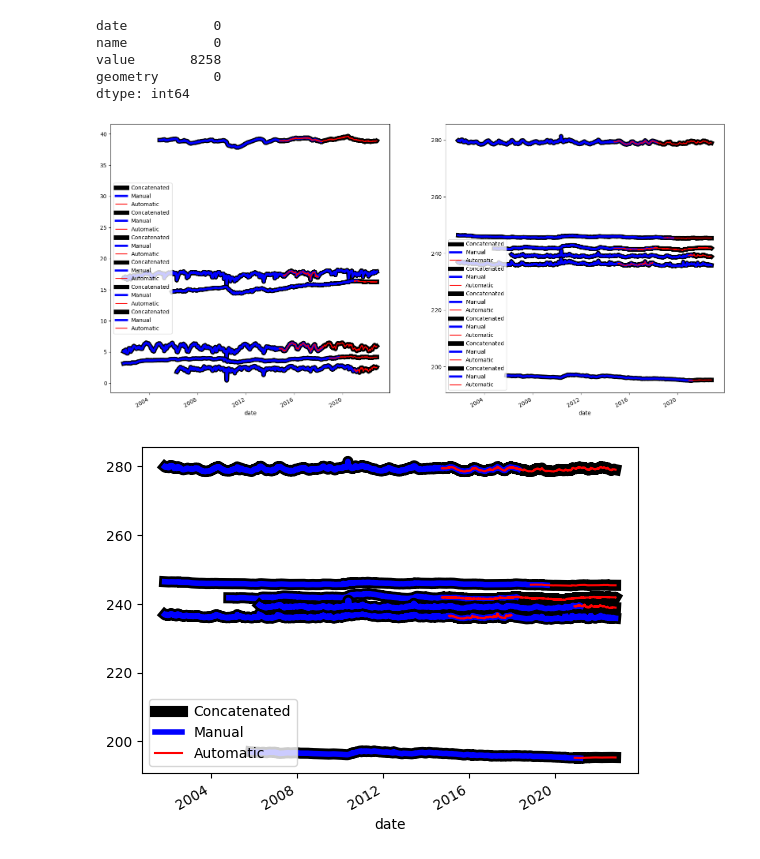
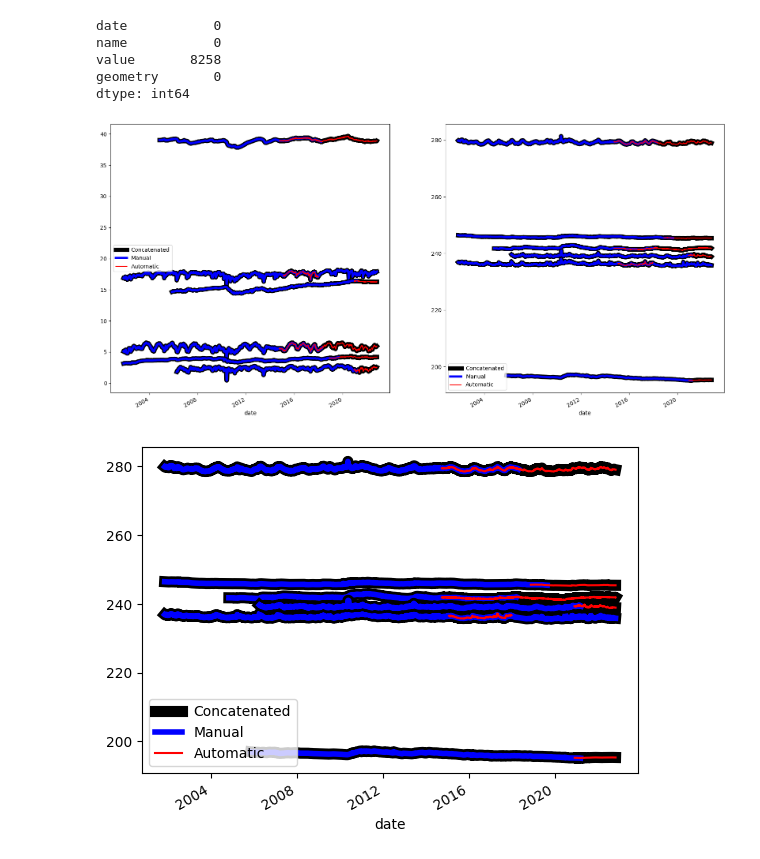
Before and after one commit to radekszostak/grace-pl, a Jupyter notebook: prepare_measurements.ipynb, the cells around one changed output. Cells and saved outputs as stored; diff of their text form; code cells hidden in the pictures.

Commit message:
prepare plots

```diff
--- a/prepare_measurements.ipynb
+++ b/prepare_measurements.ipynb
@@ -337,25 +337,30 @@ gdf.drop_duplicates(subset=['date', 'name'], keep='first', inplace=True)
 # %%
 #auto stations are continuation of manual stations
 plt.rcParams["figure.figsize"] = (20,10)
 fig, axs = plt.subplots(1, 2)
 ax = axs[0]
 for name in gdf_auto['name'].unique():
     gdf[gdf['name'] == name].plot(kind='line',x='date',y='value',ax=ax, c="black", label="Concatenated", style='-', linewidth=8)
     gdf_manual[gdf_manual['name'] == name].plot(kind='line',x='date',y='value', c="blue", ax=ax, label="Manual", style='-', linewidth=4)
     gdf_auto[gdf_auto['name'] == name].plot(kind='line',x='date',y='value',ax=ax, c="red", label="Automatic", style='-')
 
+handles, labels = ax.get_legend_handles_labels()
+by_label = dict(zip(labels, handles))
+ax.legend(by_label.values(), by_label.keys())
+
 ax = axs[1]
 for name in gdf_auto['name'].unique():
     gdf[gdf['name'] == name].plot(kind='line',x='date',y='normalized_value',ax=ax, c="black", label="Concatenated", style='-', linewidth=8)
     gdf_manual[gdf_manual['name'] == name].plot(kind='line',x='date',y='normalized_value', c="blue", ax=ax, label="Manual", style='-', linewidth=4)
     gdf_auto[gdf_auto['name'] == name].plot(kind='line',x='date',y='normalized_value',ax=ax, c="red", label="Automatic", style='-')
 
-#handles, labels = ax.get_legend_handles_labels()
-#by_label = dict(zip(labels, handles))
-#plt.legend(by_label.values(), by_label.keys())
-#plt.show()
+handles, labels = ax.get_legend_handles_labels()
+by_label = dict(zip(labels, handles))
+ax.legend(by_label.values(), by_label.keys())
+
+plt.show()
 # %% [output]
-[figure, old version]
+[figure, new version]
 # %%
 #auto stations are continuation of manual stations
 ax = plt.subplots(2)
```
